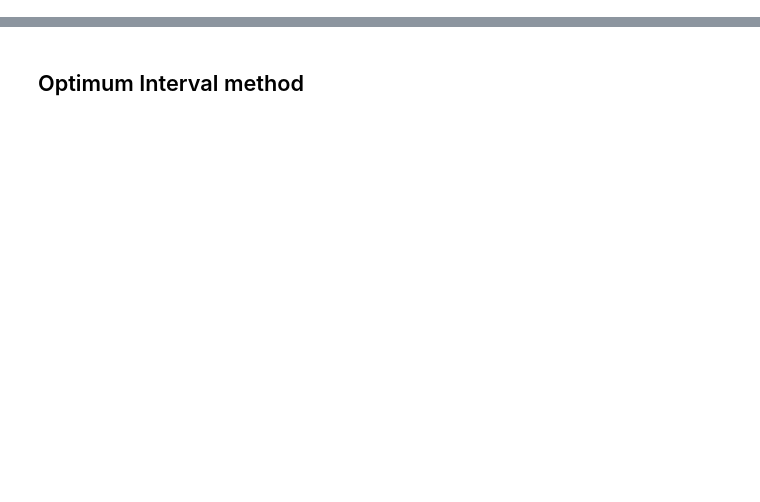
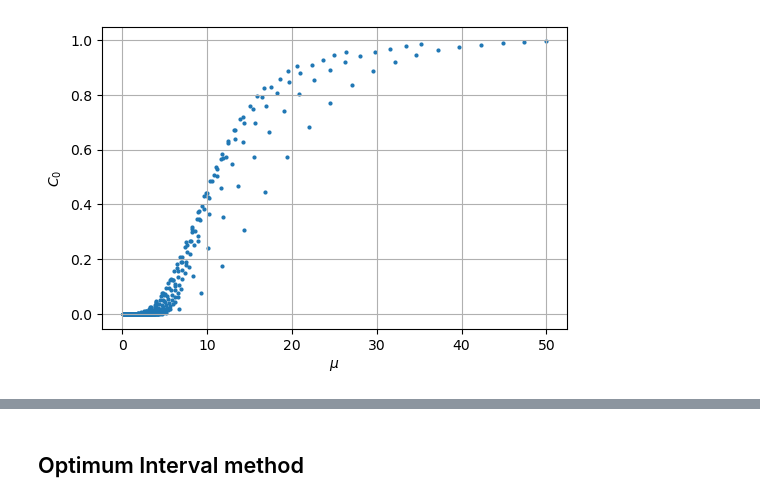
Before and after one commit to villano-lab/SCDMS-journal-club, a Jupyter notebook: Oct-2022-UpperLimitUnknownBackgrounds/Events_SD.ipynb, the cells around one changed output, grey strips where cells are left out. Saved outputs shown, nothing was run; the diff lists cells and outputs as text; code cells hidden in the pictures; blank space fills up the shorter version.

```diff
--- a/Oct-2022-UpperLimitUnknownBackgrounds/Events_SD.ipynb
+++ b/Oct-2022-UpperLimitUnknownBackgrounds/Events_SD.ipynb
@@ -128,0 +142,6 @@ expected events / area under blue curve:  20.6561786220809
+# %%
+plt.figure(dpi=100)
+plt.scatter(mu_all, c0_all, s=4)
+plt.xlabel('$\mu$');plt.ylabel('$C_0$');plt.grid(); plt.show()
+# %% [output]
+[figure, added]
```
Also changed, not shown: parts of 23 cells of this notebook.
